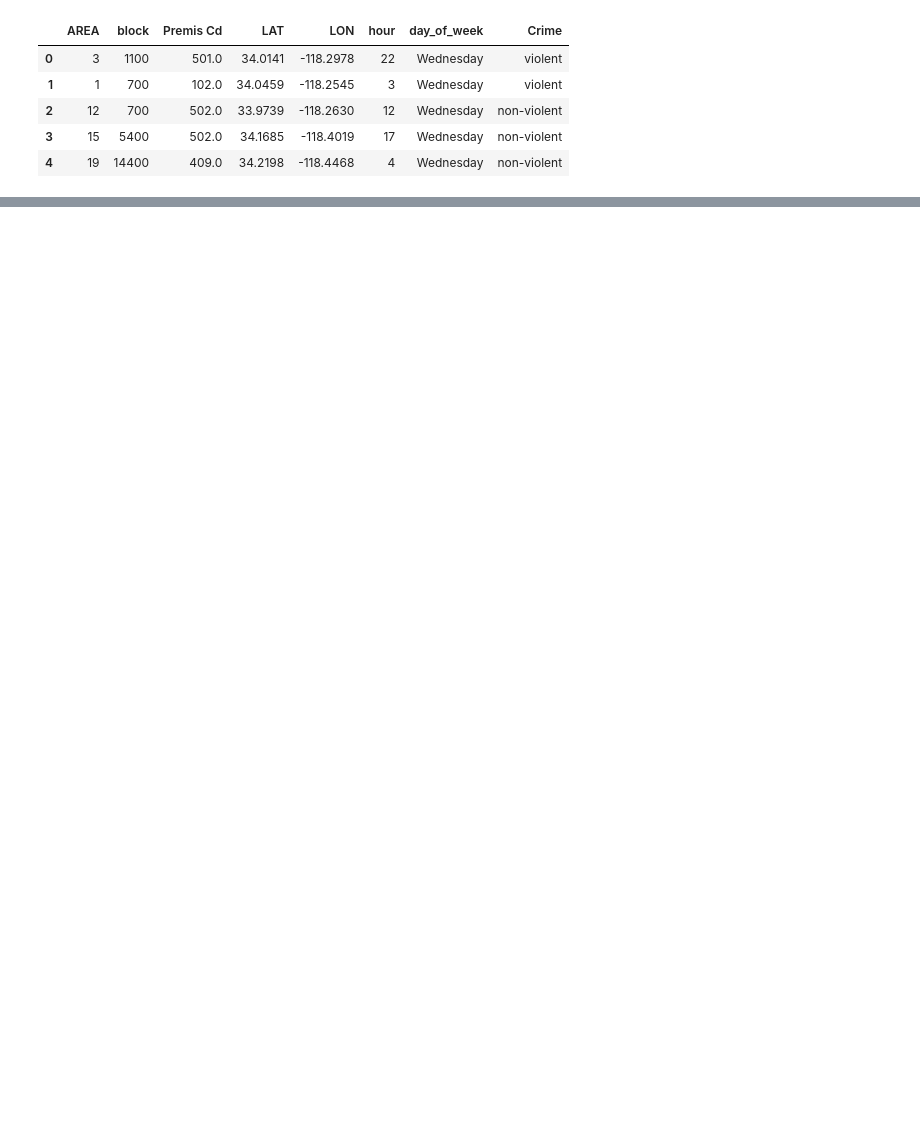
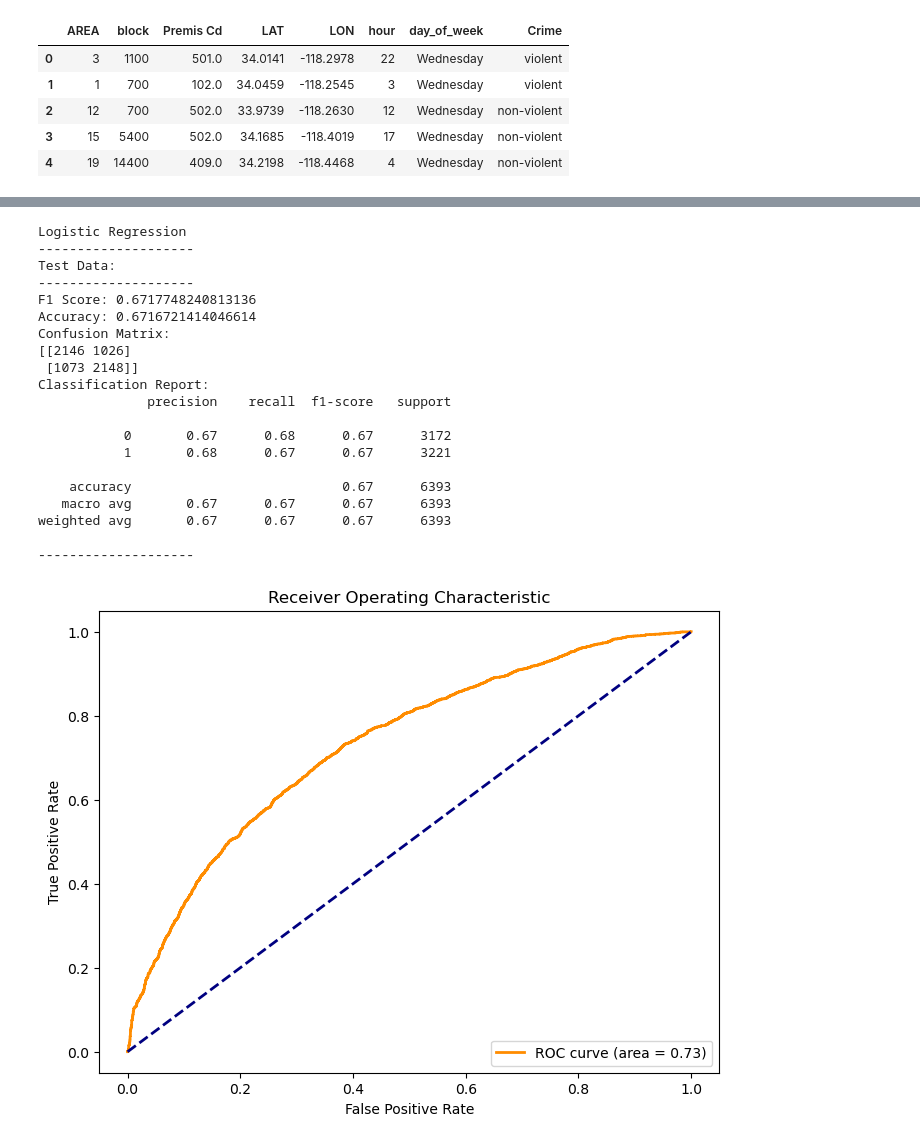
Before and after one commit to 2023396RachelMaeLademora/Machine-Learning_CA1, a Jupyter notebook: CA1 Group Machine Learning.ipynb, the cells around one changed output, grey strips where cells are left out. Drawn from its saved outputs; the diff is of its cells as text; code cells hidden in the pictures; blank space fills up the shorter version.

```diff
--- a/CA1 Group Machine Learning.ipynb
+++ b/CA1 Group Machine Learning.ipynb
@@ -421,0 +449,6 @@ y = df['Crime']
+# %%
+# One-hot encoding all columns except for LAT, LON, and Crime
+df_encoded = pd.get_dummies(df[['AREA','block','Premis Cd','hour','day_of_week']],drop_first=True)
+# %%
+# Concatenating the one-hot encoded columns with the original dataframe
+new_df = pd.concat([df[['LAT', 'Crime']], df_encoded], axis=1)
@@ -421,0 +473,3 @@ y = df['Crime']
+# %%
+X = new_df.drop(columns=['Crime'])
+y = new_df["Crime"]
@@ -421,0 +483,3 @@ y = df['Crime']
+# %%
+#Spliting the dataset to Training Set & Test Set
+X_train, X_test, y_train, y_test = train_test_split(X, y, test_size=0.2, random_state=101)
@@ -421,0 +537,27 @@ y = df['Crime']
+# %%
+print("Logistic Regression")
+print("-" * 20)
+lrc = LogisticRegression()
+model(lrc, X_train, y_train, X_test, y_test)
+# %% [output]
+Logistic Regression
+--------------------
+Test Data:
+--------------------
+F1 Score: 0.6717748240813136
+Accuracy: 0.6716721414046614
+Confusion Matrix:
+[[2146 1026]
+ [1073 2148]]
+Classification Report:
+              precision    recall  f1-score   support
+
+           0       0.67      0.68      0.67      3172
+           1       0.68      0.67      0.67      3221
+
+    accuracy                           0.67      6393
+   macro avg       0.67      0.67      0.67      6393
+weighted avg       0.67      0.67      0.67      6393
+
+--------------------
+[figure, added]
```
Also changed, not shown: parts of 41 cells of this notebook.
